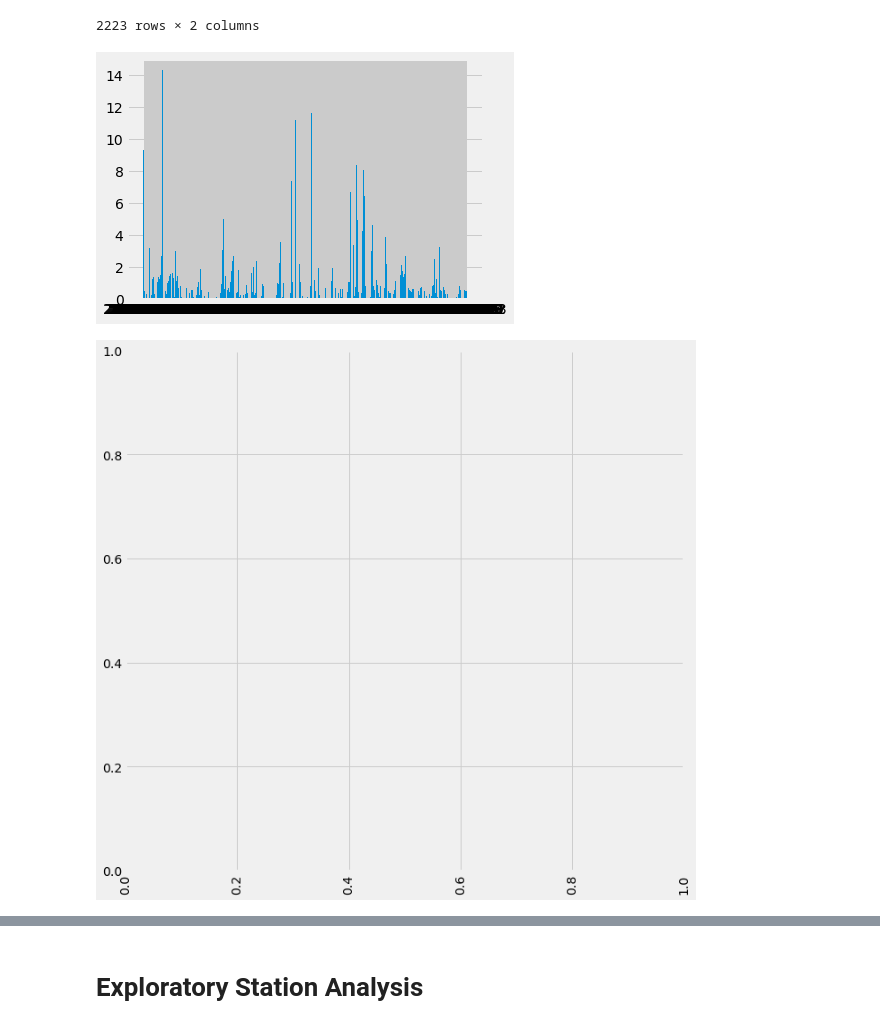
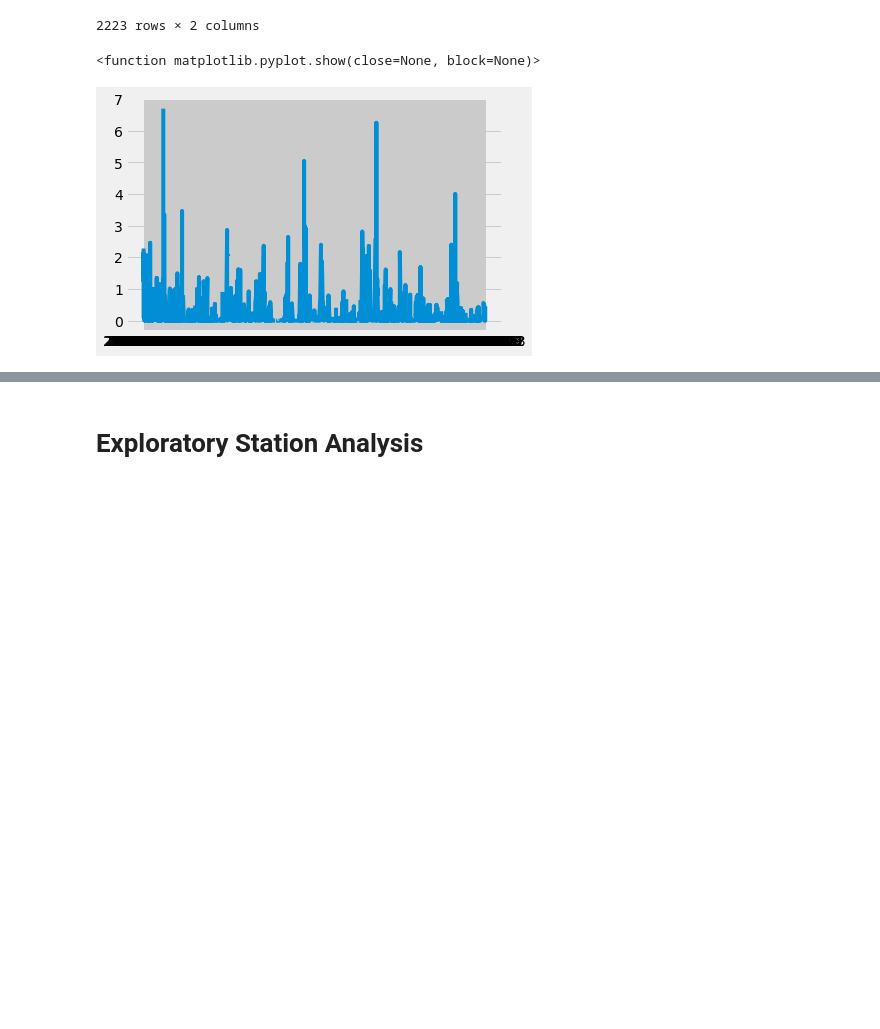
Before and after one commit to CBPher24/sqlalchemy-challenge, a Jupyter notebook: sqlalchemy-challenge.ipynb, the cells around one changed output, grey strips where cells are left out. Drawn from its saved outputs; the diff is of its cells as text; code cells hidden in the pictures; blank space fills up the shorter version.

```diff
--- a/sqlalchemy-challenge.ipynb
+++ b/sqlalchemy-challenge.ipynb
@@ -128,16 +128,11 @@ year_prec
 2223 rows × 2 columns
 # %%
 # Use Pandas Plotting with Matplotlib to plot the data
-x_axis = np.arange(len(year_prec["date"]))
-plt.xticks(x_axis, year_prec["date"])
-plt(x_axis , year_prec['prcp'])
-plt.tight_layout()
-plt.figure(figsize=(10,10))
-plt.xticks(rotation=90)
-plt.show()
+plt.plot(year_prec["date"],year_prec["prcp"])
+plt.show
 # %% [output]
+<function matplotlib.pyplot.show(close=None, block=None)>
-[figure, old version]
+[figure, new version]
-[figure, removed]
 # %%
 # Use Pandas to calcualte the summary statistics for the precipitation data
 year_prec["prcp"].describe()
```
Also changed, not shown: parts of 1 cell of this notebook, 2 other files.
